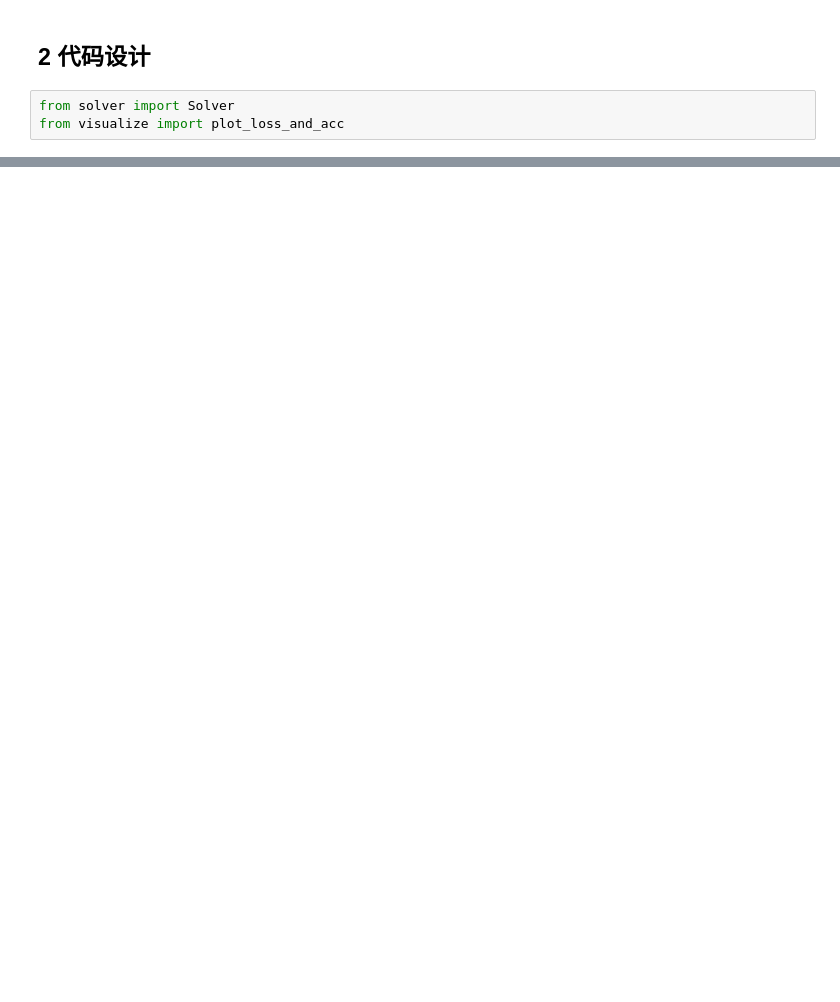
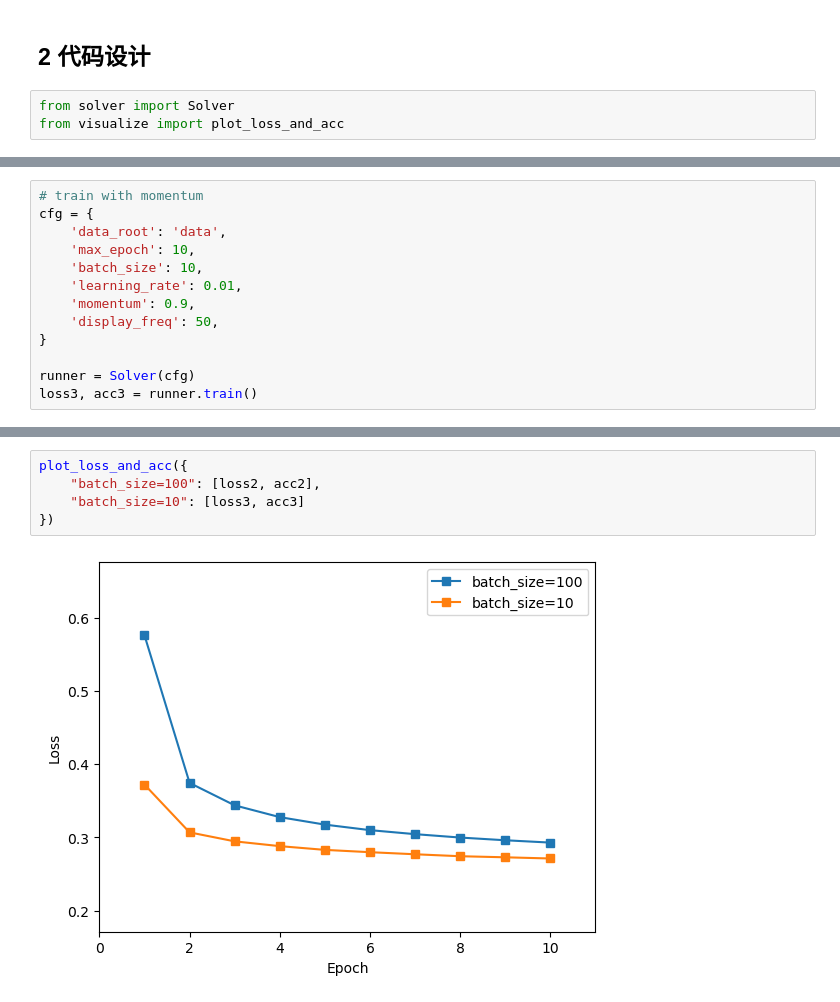
Before and after one commit to JaegerZhao/DeepLearning, a Jupyter notebook: 1 基于Softmax的手写数字识别/runner.ipynb, the cells around one changed output, grey strips where cells are left out. Saved outputs shown, nothing was run; the diff lists cells and outputs as text; blank space fills up the shorter version.

Commit message:
DeepLearning

```diff
--- a/1 基于Softmax的手写数字识别/runner.ipynb
+++ b/1 基于Softmax的手写数字识别/runner.ipynb
@@ -142,0 +143,13 @@ Final test accuracy 0.9220
+# %%
+# train with momentum
+cfg = {
+    'data_root': 'data',
+    'max_epoch': 10,
+    'batch_size': 10,
+    'learning_rate': 0.01,
+    'momentum': 0.9,
+    'display_freq': 50,
+}
+
+runner = Solver(cfg)
+loss3, acc3 = runner.train()
@@ -150,0 +187,7 @@ plot_loss_and_acc({
+# %%
+plot_loss_and_acc({
+    "batch_size=100": [loss2, acc2],
+    "batch_size=10": [loss3, acc3]
+})
+# %% [output]
+[figure, added]
```
Also changed, not shown: parts of 12 cells of this notebook.
